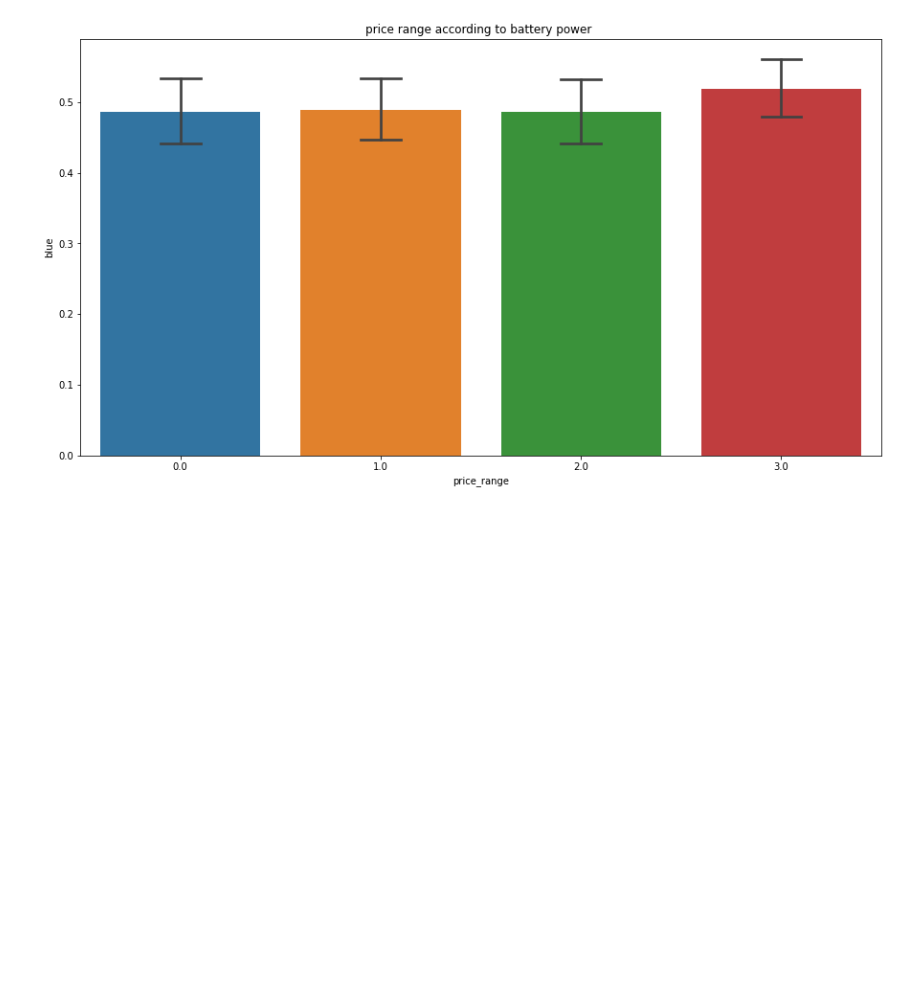
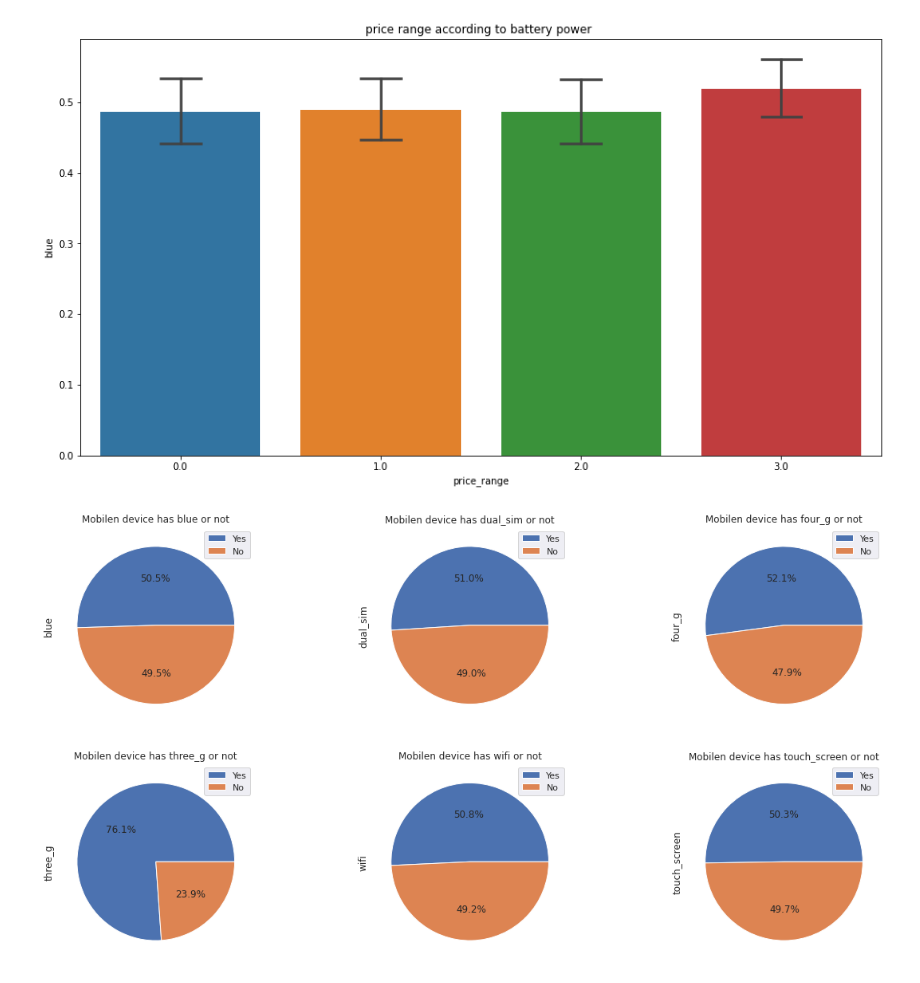
Before and after one commit to Lovejeet-Singh-31/Mobile-Price-Range-Prediction, a Jupyter notebook: Mobile_Price_Range_Prediction.ipynb, the cells around one changed output. Saved outputs shown, nothing was run; the diff lists cells and outputs as text; code cells hidden in the pictures; blank space fills up the shorter version.

```diff
--- a/Mobile_Price_Range_Prediction.ipynb
+++ b/Mobile_Price_Range_Prediction.ipynb
@@ -300,3 +300,17 @@ ax.set(title='price range according to battery power ')
 plt.show()
 # %% [output]
 [figure]
+# %%
+plt.figure(figsize=(20,10))
+var_list=['blue','dual_sim','four_g','three_g','wifi','touch_screen']
+labels=['Yes','No']
+j=1
+for i in var_list:
+  plt.subplot(2, 3, j)
+  j+=1
+  mobile_df[i].value_counts().plot.pie (autopct='%1.1f%%',labeldistance=None,labels=labels)
+  plt.legend()
+# plt.ylabel('')
+  plt.title(f'Mobilen device has {i} or not')
+# %% [output]
+[figure, added]
```
